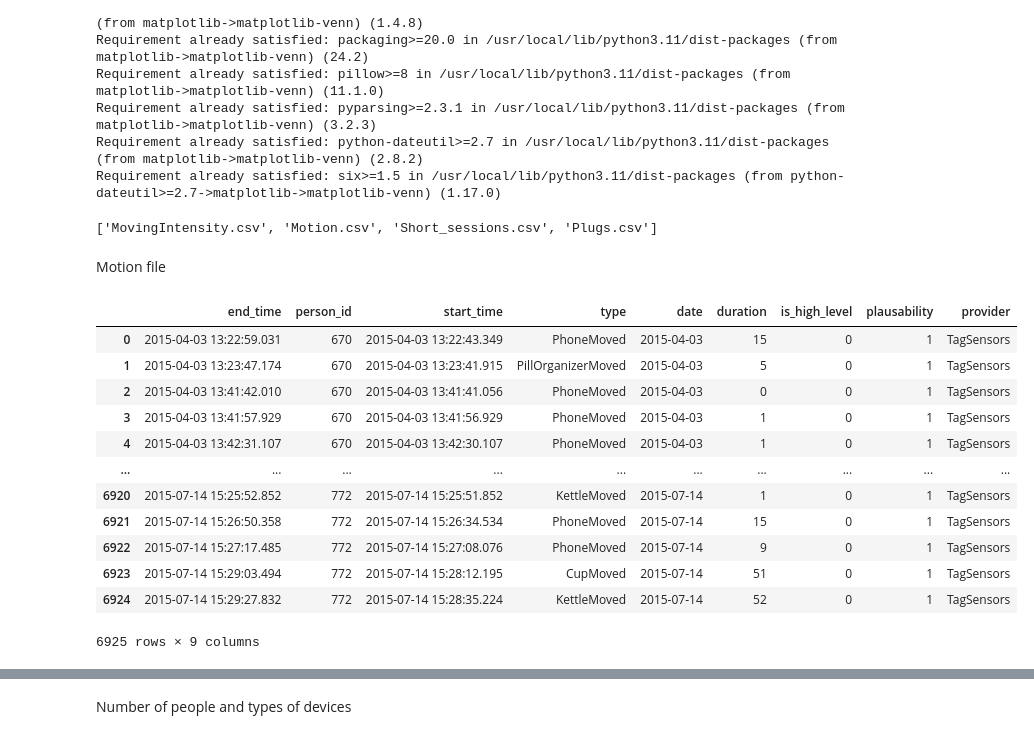
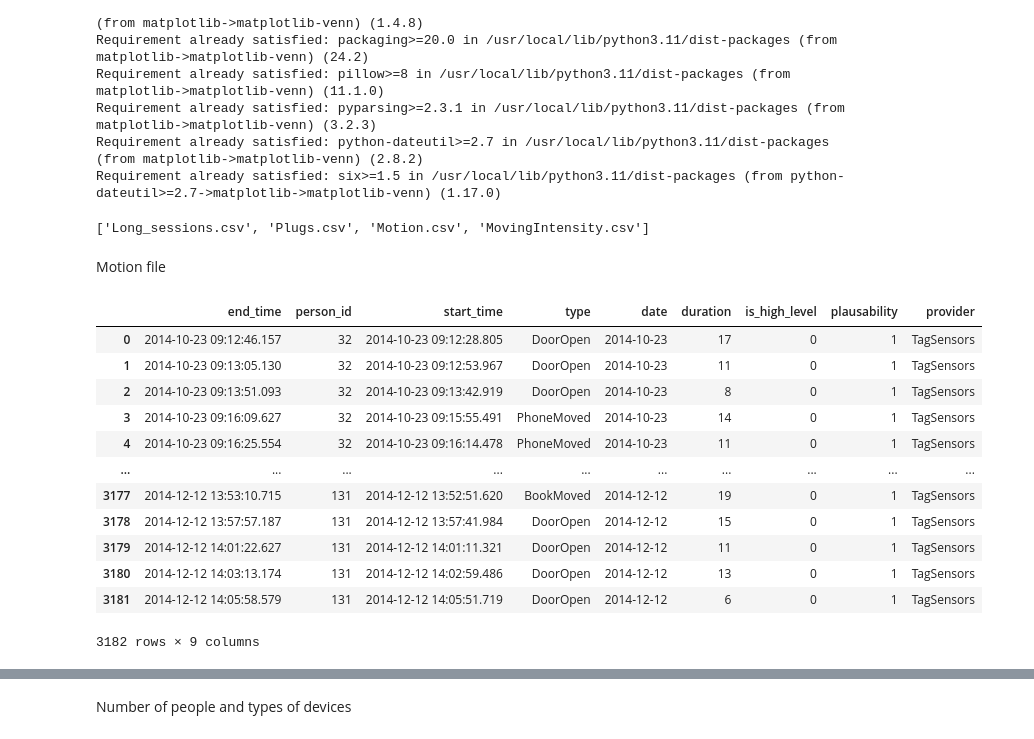
Before and after one commit to gkianfar/DemCare-Analysis, a Jupyter notebook: DemCare_Analysis.ipynb, the cells around one changed output, grey strips where cells are left out. Saved outputs shown, nothing was run; the diff lists cells and outputs as text; code cells hidden in the pictures.

```diff
--- a/DemCare_Analysis.ipynb
+++ b/DemCare_Analysis.ipynb
@@ -26,7 +26,7 @@ import seaborn as sns
 import os
 # %%
 # Set directory path
-dir_path = '/content/drive/MyDrive/DemCare/D10'
+dir_path = '/content/drive/MyDrive/DemCare/D9'
 
 # List the files in the directory
 files = [f for f in os.listdir(dir_path)]
@@ -34,29 +34,29 @@ files = [f for f in os.listdir(dir_path)]
 # Print the subfolders
 print(files)
 # %% [output]
-['MovingIntensity.csv', 'Motion.csv', 'Short_sessions.csv', 'Plugs.csv']
+['Long_sessions.csv', 'Plugs.csv', 'Motion.csv', 'MovingIntensity.csv']
 # %% [markdown]
 Motion file
 # %%
-dir_path = '/content/drive/MyDrive/DemCare/D10'
+dir_path = '/content/drive/MyDrive/DemCare/D9'
 file_name = 'Motion.csv'
 file_path = os.path.join(dir_path, file_name)
 df_motion = pd.read_csv(file_path,sep=';', quotechar='"')
 df_motion
 # %% [output]
 |  | end_time | person_id | start_time | type | date | duration | is_high_level | plausability | provider |
-| 0 | 2015-04-03 13:22:59.031 | 670 | 2015-04-03 13:22:43.349 | PhoneMoved | 2015-04-03 | 15 | 0 | 1 | TagSensors |
-| 1 | 2015-04-03 13:23:47.174 | 670 | 2015-04-03 13:23:41.915 | PillOrganizerMoved | 2015-04-03 | 5 | 0 | 1 | TagSensors |
-| 2 | 2015-04-03 13:41:42.010 | 670 | 2015-04-03 13:41:41.056 | PhoneMoved | 2015-04-03 | 0 | 0 | 1 | TagSensors |
-| 3 | 2015-04-03 13:41:57.929 | 670 | 2015-04-03 13:41:56.929 | PhoneMoved | 2015-04-03 | 1 | 0 | 1 | TagSensors |
-| 4 | 2015-04-03 13:42:31.107 | 670 | 2015-04-03 13:42:30.107 | PhoneMoved | 2015-04-03 | 1 | 0 | 1 | TagSensors |
+| 0 | 2014-10-23 09:12:46.157 | 32 | 2014-10-23 09:12:28.805 | DoorOpen | 2014-10-23 | 17 | 0 | 1 | TagSensors |
+| 1 | 2014-10-23 09:13:05.130 | 32 | 2014-10-23 09:12:53.967 | DoorOpen | 2014-10-23 | 11 | 0 | 1 | TagSensors |
+| 2 | 2014-10-23 09:13:51.093 | 32 | 2014-10-23 09:13:42.919 | DoorOpen | 2014-10-23 | 8 | 0 | 1 | TagSensors |
+| 3 | 2014-10-23 09:16:09.627 | 32 | 2014-10-23 09:15:55.491 | PhoneMoved | 2014-10-23 | 14 | 0 | 1 | TagSensors |
+| 4 | 2014-10-23 09:16:25.554 | 32 | 2014-10-23 09:16:14.478 | PhoneMoved | 2014-10-23 | 11 | 0 | 1 | TagSensors |
 | ... | ... | ... | ... | ... | ... | ... | ... | ... | ... |
-| 6920 | 2015-07-14 15:25:52.852 | 772 | 2015-07-14 15:25:51.852 | KettleMoved | 2015-07-14 | 1 | 0 | 1 | TagSensors |
-| 6921 | 2015-07-14 15:26:50.358 | 772 | 2015-07-14 15:26:34.534 | PhoneMoved | 2015-07-14 | 15 | 0 | 1 | TagSensors |
-| 6922 | 2015-07-14 15:27:17.485 | 772 | 2015-07-14 15:27:08.076 | PhoneMoved | 2015-07-14 | 9 | 0 | 1 | TagSensors |
-| 6923 | 2015-07-14 15:29:03.494 | 772 | 2015-07-14 15:28:12.195 | CupMoved | 2015-07-14 | 51 | 0 | 1 | TagSensors |
-| 6924 | 2015-07-14 15:29:27.832 | 772 | 2015-07-14 15:28:35.224 | KettleMoved | 2015-07-14 | 52 | 0 | 1 | TagSensors |
+| 3177 | 2014-12-12 13:53:10.715 | 131 | 2014-12-12 13:52:51.620 | BookMoved | 2014-12-12 | 19 | 0 | 1 | TagSensors |
+| 3178 | 2014-12-12 13:57:57.187 | 131 | 2014-12-12 13:57:41.984 | DoorOpen | 2014-12-12 | 15 | 0 | 1 | TagSensors |
+| 3179 | 2014-12-12 14:01:22.627 | 131 | 2014-12-12 14:01:11.321 | DoorOpen | 2014-12-12 | 11 | 0 | 1 | TagSensors |
+| 3180 | 2014-12-12 14:03:13.174 | 131 | 2014-12-12 14:02:59.486 | DoorOpen | 2014-12-12 | 13 | 0 | 1 | TagSensors |
+| 3181 | 2014-12-12 14:05:58.579 | 131 | 2014-12-12 14:05:51.719 | DoorOpen | 2014-12-12 | 6 | 0 | 1 | TagSensors |
-6925 rows × 9 columns
+3182 rows × 9 columns
 # %%
 import matplotlib.pyplot as plt
 import seaborn as sns
```
Also changed, not shown: parts of 7 cells of this notebook.
